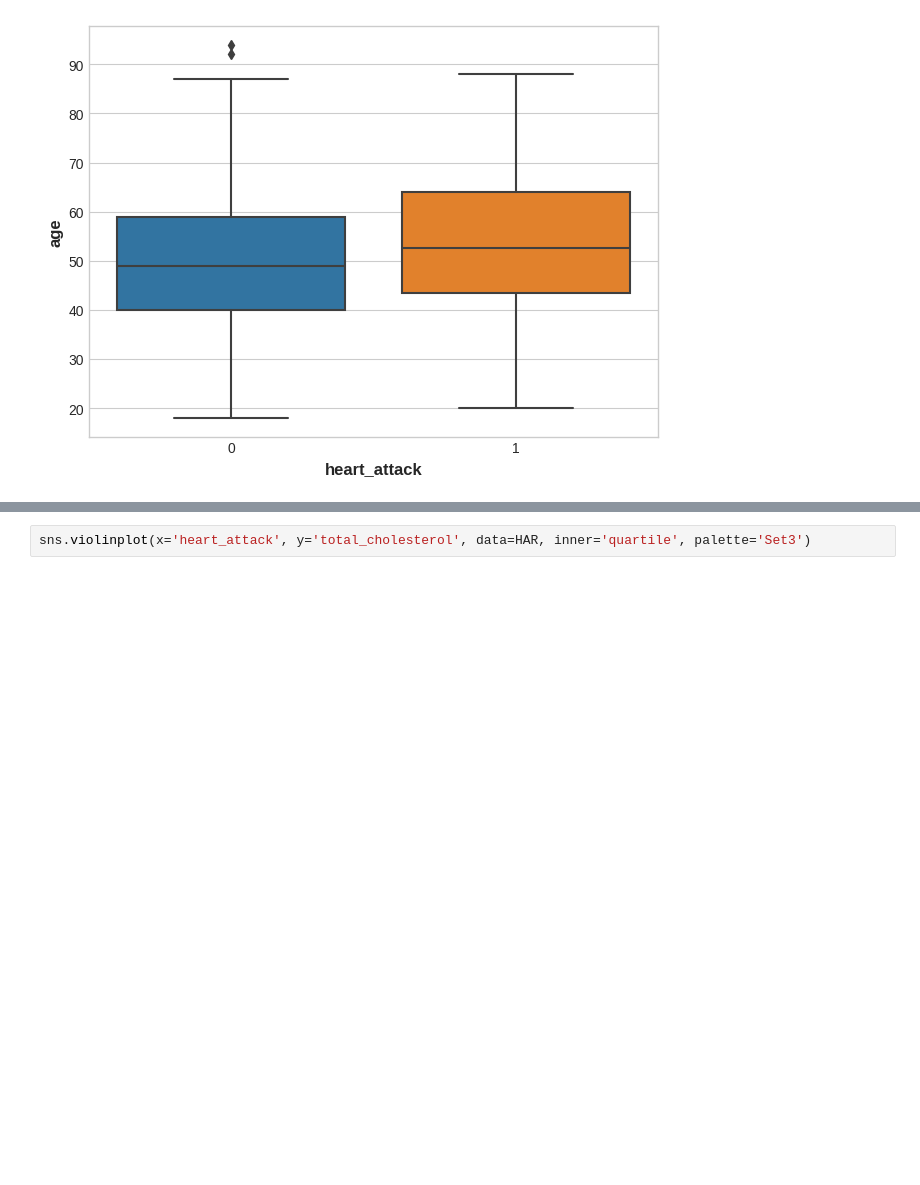
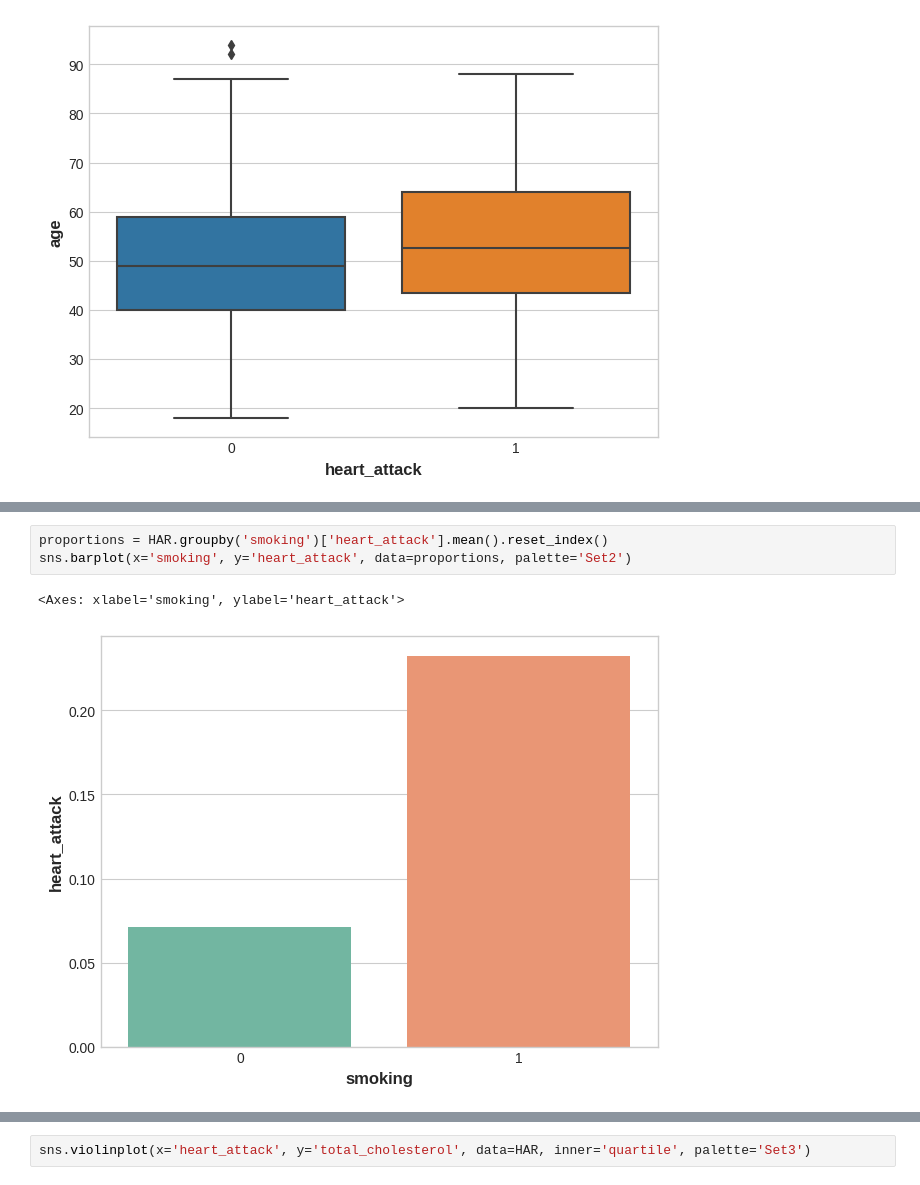
Before and after one commit to WONYOUNG-SONG/Kaggle, a Jupyter notebook: HeartAttackRiskAssessment/submission.ipynb, the cells around one changed output, grey strips where cells are left out. Cells and saved outputs as stored; diff of their text form; blank space fills up the shorter version.

```diff
--- a/HeartAttackRiskAssessment/submission.ipynb
+++ b/HeartAttackRiskAssessment/submission.ipynb
@@ -82,0 +84,6 @@ sns.countplot(x='sex', hue='heart_attack', data=HAR, palette='Set2')
+# %%
+proportions = HAR.groupby('smoking')['heart_attack'].mean().reset_index()
+sns.barplot(x='smoking', y='heart_attack', data=proportions, palette='Set2')
+# %% [output]
+<Axes: xlabel='smoking', ylabel='heart_attack'>
+[figure, added]
```
Also changed, not shown: parts of 5 cells of this notebook.
